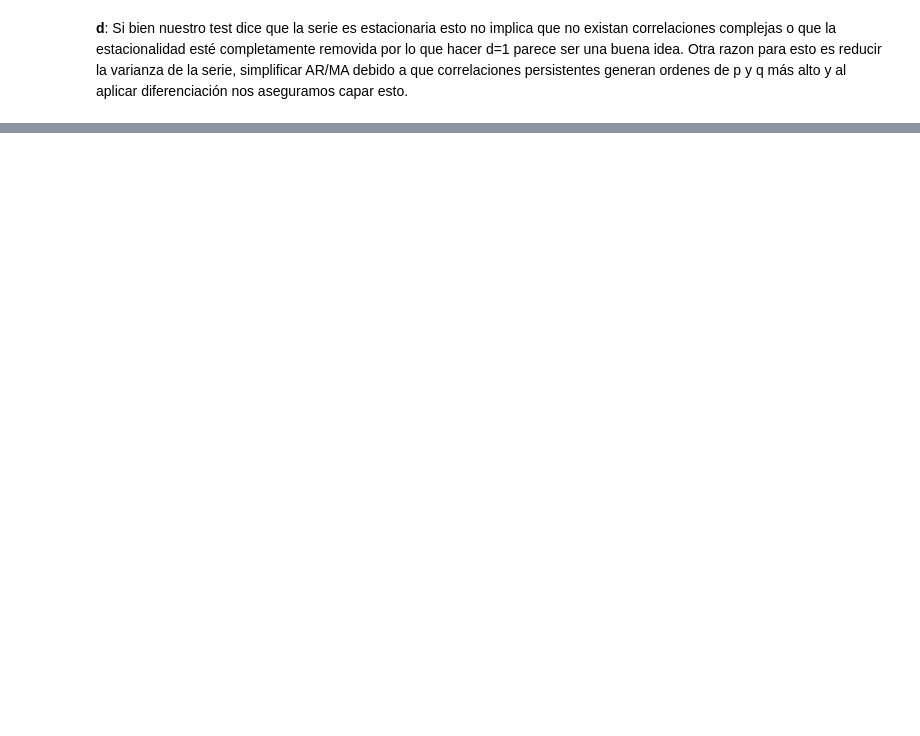
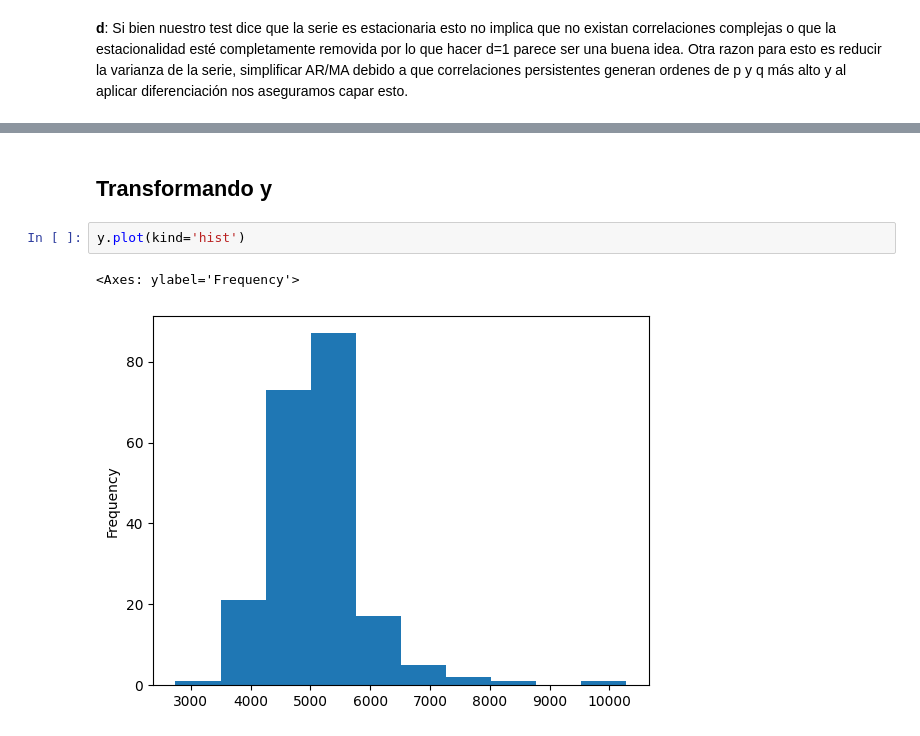
Before and after one commit to LLAES07/Forecasting-SARIMA, a Jupyter notebook: Notebooks/proyect.ipynb, the cells around one changed output, grey strips where cells are left out. Drawn from its saved outputs; the diff is of its cells as text; blank space fills up the shorter version.

```diff
--- a/Notebooks/proyect.ipynb
+++ b/Notebooks/proyect.ipynb
@@ -475,0 +341,7 @@ df_pronostico.to_csv('pronostico_sarima_2años.csv')
+# %% [markdown]
+## Transformando y
+# %%
+y.plot(kind='hist')
+# %% [output]
+<Axes: ylabel='Frequency'>
+[figure, added]
```
Also changed, not shown: parts of 24 cells of this notebook, 1 other file.
